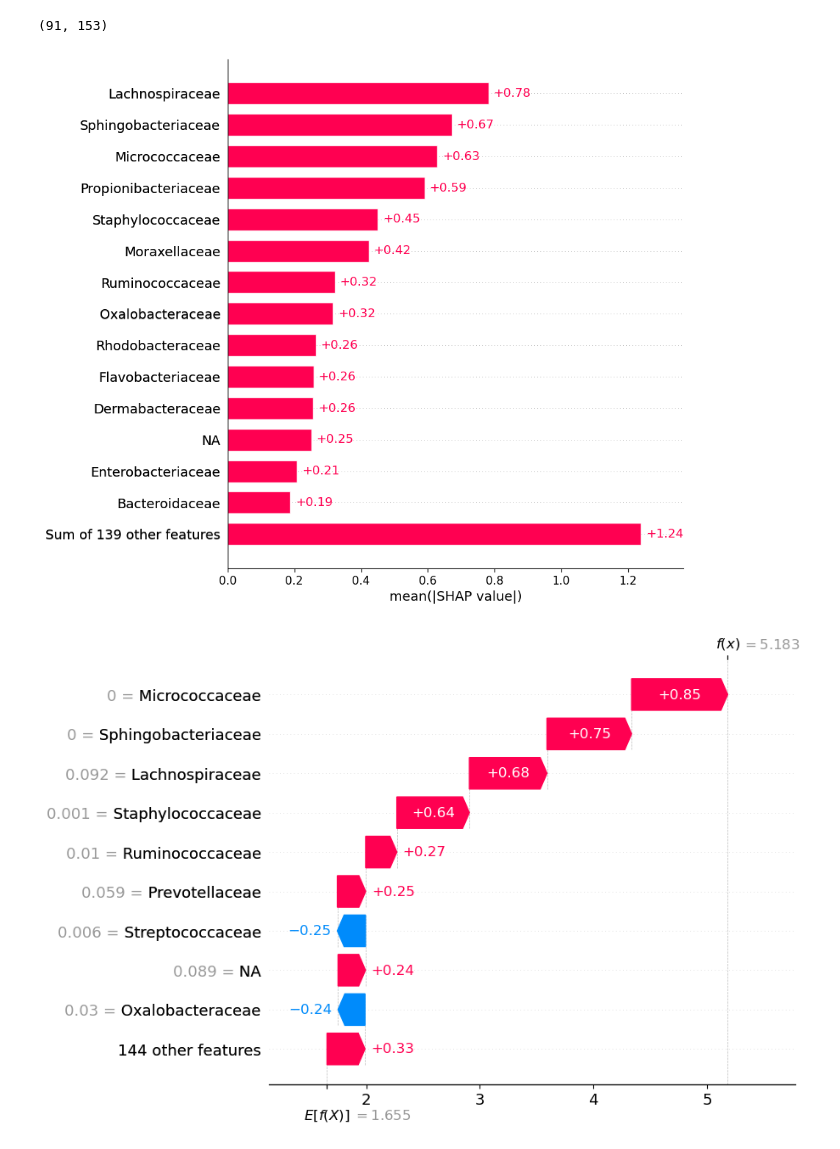
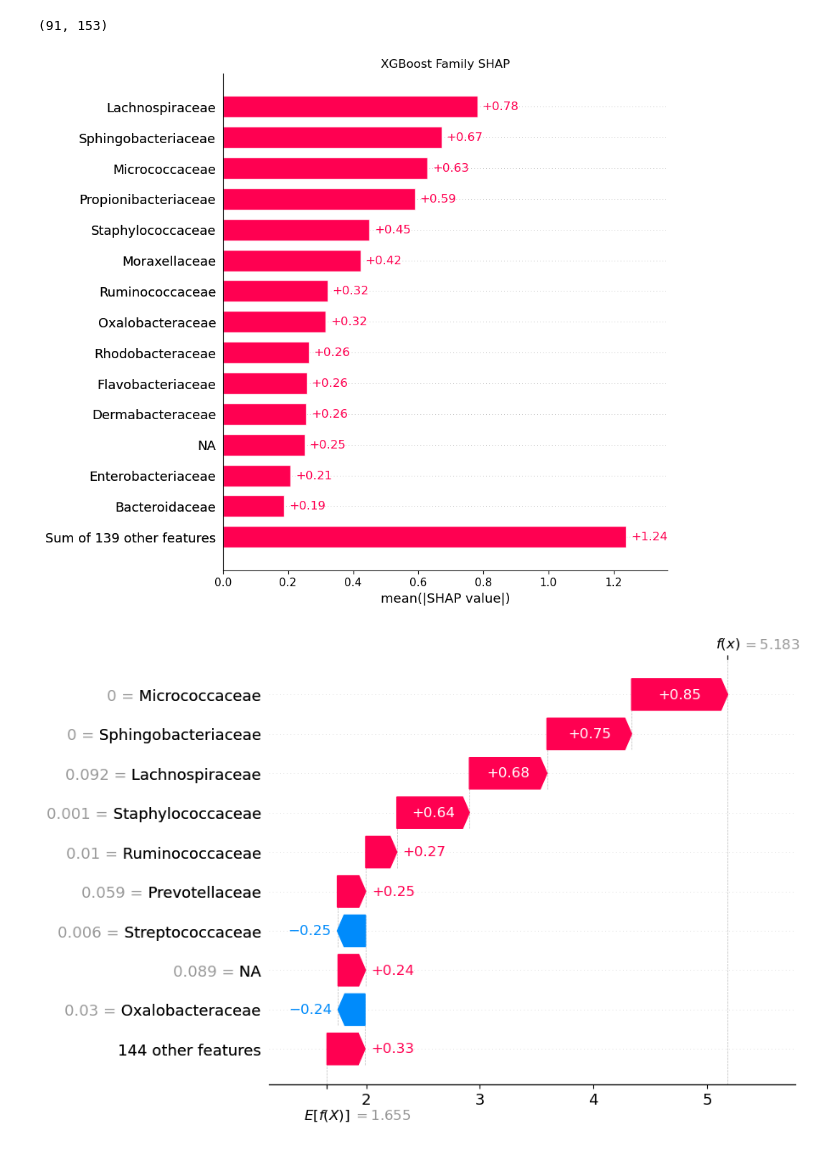
Before and after one commit to freafin/Bacteriological, a Jupyter notebook: ded/03_family/03_family_ded_bactonly_testonly_ra.ipynb, the cells around one changed output. Saved outputs shown, nothing was run; the diff lists cells and outputs as text; code cells hidden in the pictures.

```diff
--- a/ded/03_family/03_family_ded_bactonly_testonly_ra.ipynb
+++ b/ded/03_family/03_family_ded_bactonly_testonly_ra.ipynb
@@ -113,9 +111,11 @@ shap_valuesxgb.shape
 # %%
 # Plot the SHAP summary plot
 
-shap.plots.bar(shap_valuesxgb, max_display=15)
+shap.plots.bar(shap_valuesxgb, max_display=15, show=False)
+plt.title('XGBoost Family SHAP')
+plt.show()
 # %% [output]
-[figure, old version]
+[figure, new version]
 # %%
 # Plot the SHAP decision plot for a specific instance
 # Replace 'instance_index' with the index of the instance you want to visualize
```
Also changed, not shown: parts of 6 cells of this notebook, 19 other files.
